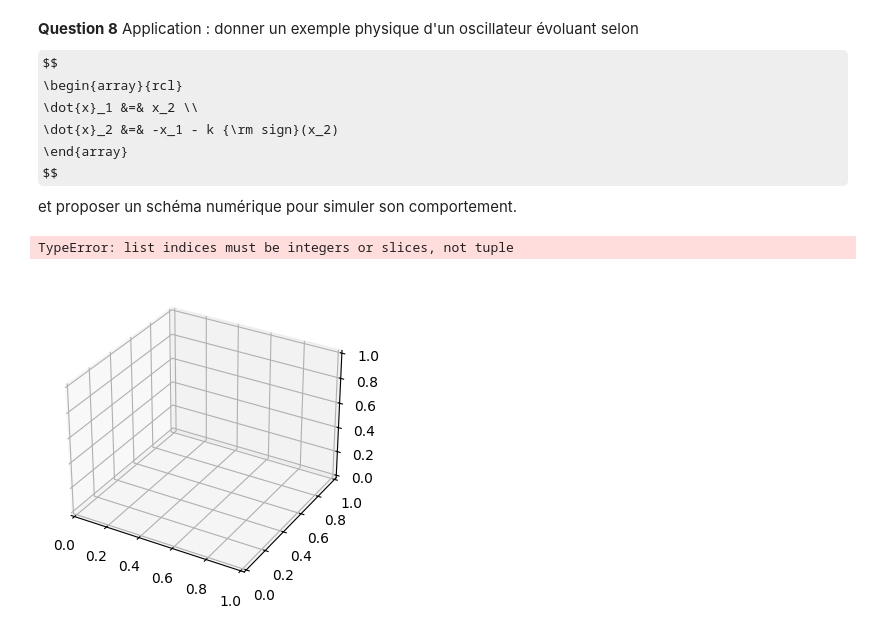
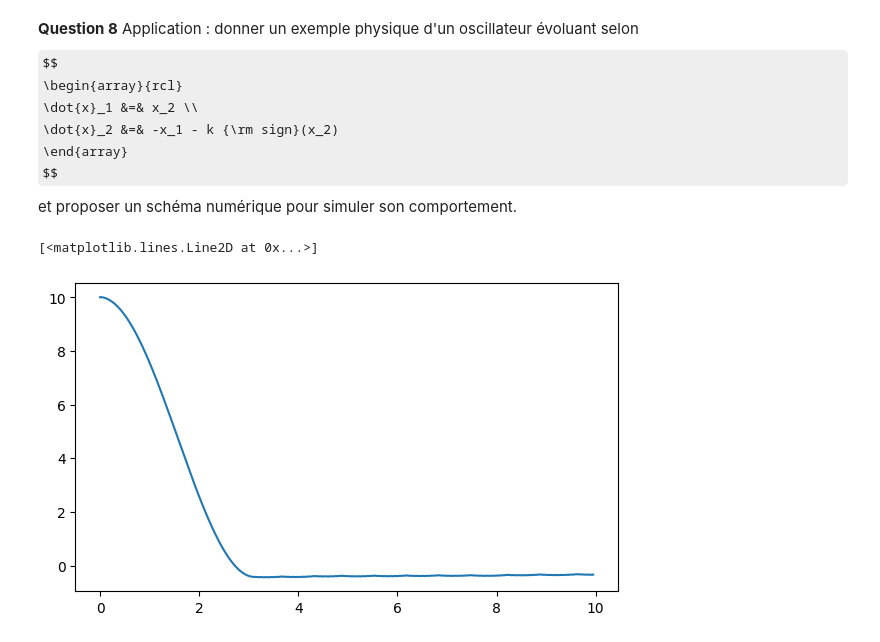
Before and after one commit to Zahrrock/Projet-Equa-diff-Esther-Yohann, a Jupyter notebook: Projet - Equations Différentielles - 2025.ipynb, the cells around one changed output. Drawn from its saved outputs; the diff is of its cells as text; code cells hidden in the pictures; some formulas as TeX source.

```diff
--- a/Projet - Equations Différentielles - 2025.ipynb
+++ b/Projet - Equations Différentielles - 2025.ipynb
@@ -226,27 +226,33 @@ $$
 \end{array}
 $$
 et proposer un schéma numérique pour simuler son comportement.
-# %%
-# Oscillateur ? Alors très amorti. Frottements ? Induction ? regarder accélération. Pourquoi couplage x1 x2 ?
-# particule chargé + frottement sec sur x2
-def f2(X, t):
-    return (X[1],-X[0]-k*np.sign(X[1]))
-
-def euler_explicit2(f2,X,t0,tf,dt):
-    sol = [(X[0], X[1])]
-    for t in time:
-        sol.append((sol[-1][0]+f2(sol[-1], t)[0]*dt,sol[-1][1]+f2(sol[-1], t)[1]*dt))
-    return time, sol
-X0 = (10, 0)
-time, X = euler_explicit2(f2, X0, t0, tf, dt)
-
-fig = plt.figure()
-ax = fig.add_subplot(111, projection='3d')
-ax.plot(X[:,0], X[:,1], time)
-
-def euler_implicit_friction(x0,t0,tf,dt):
-
-    return time, sol
-# %% [output]
-TypeError: list indices must be integers or slices, not tuple
-[figure, removed]
+# %%
+# CF document joint : oscillateur masse-ressort avec frottements secs.
+
+# Définitions des grandeurs du problème
+k = 5
+t0 = 0
+tf = 10
+dt = 0.05
+X0 = [10, 0] # On réduit le problème à une équation différentielle de degré 1 : X = (x1, dx1/dt) = (x1, x2)
+
+# Définition des fonctions
+def f(X, t):
+    return (X[1],-X[0]-k*np.sign(X[1]))
+
+def euler_explicit_Q8(f,X0,t0,tf,dt):
+    t = np.arange(t0, tf, dt)
+    nb_pts = len(time)
+
+    sol = np.empty((nb_pts, 2))
+    sol[0] = X0
+    for i in range(nb_pts-1):
+        sol[i+1] = [sol[i][0]+f(sol[i], t[i])[0]*dt,sol[i][1]+f(sol[i], t[i])[1]*dt]
+    return time, sol
+
+# Affichage du graphe
+time, sol = euler_explicit_Q8(f,X0,t0,tf,dt)
+plt.plot(time, sol[:,0])
+# %% [output]
+[<matplotlib.lines.Line2D at 0x...>]
+[figure, added]
```
